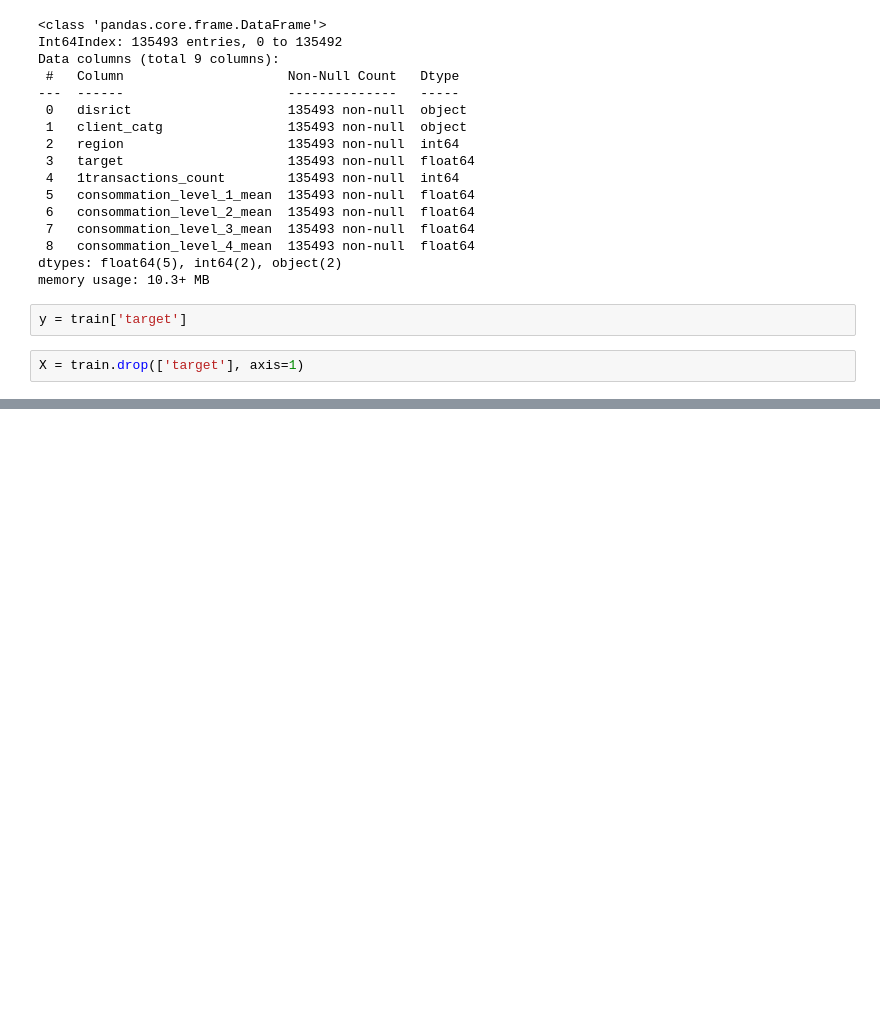
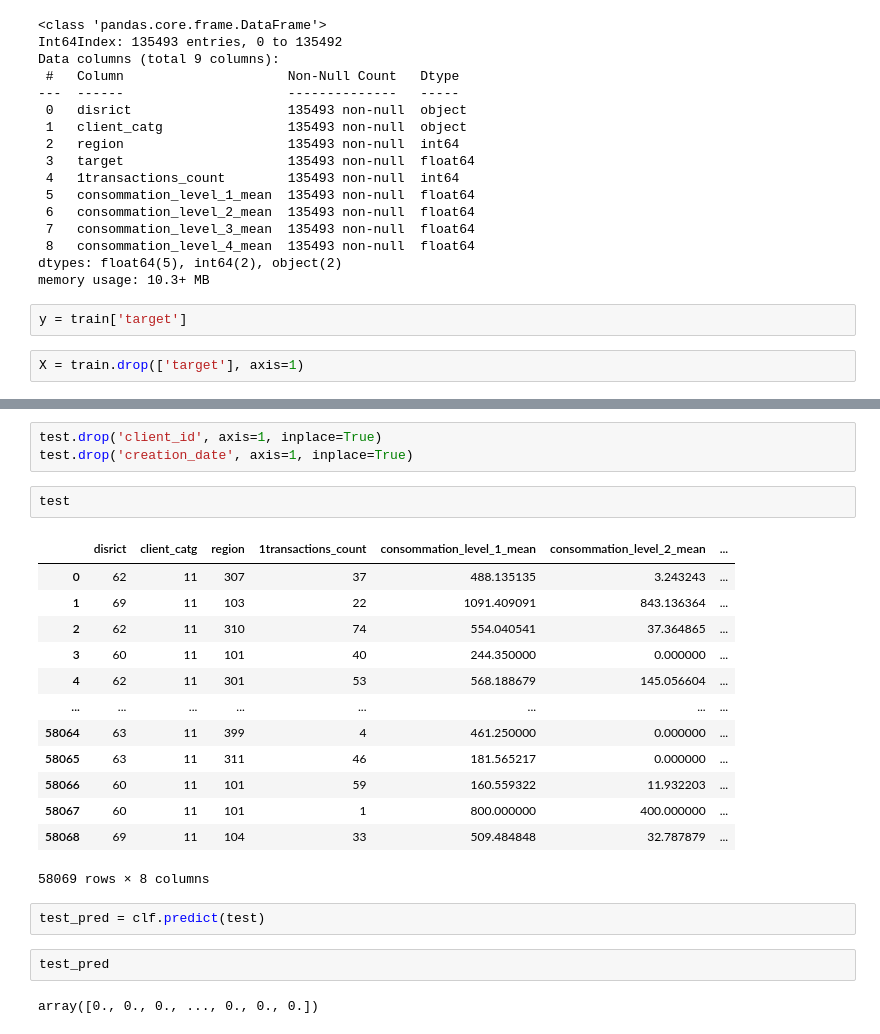
Before and after one commit to Chepngeno-langat/DS-projects, a Jupyter notebook: Fraud Detection in Electricity and Gas Consumption/Fraud Detection in Electricity and Gas Consumption.ipynb, the cells around one changed output, grey strips where cells are left out. Drawn from its saved outputs; the diff is of its cells as text; blank space fills up the shorter version.

```diff
--- a/Fraud Detection in Electricity and Gas Consumption/Fraud Detection in Electricity and Gas Consumption.ipynb
+++ b/Fraud Detection in Electricity and Gas Consumption/Fraud Detection in Electricity and Gas Consumption.ipynb
@@ -522,0 +524,25 @@ plt.show()
+# %%
+test.drop('client_id', axis=1, inplace=True)
+test.drop('creation_date', axis=1, inplace=True)
+# %%
+test
+# %% [output]
+|  | disrict | client_catg | region | 1transactions_count | consommation_level_1_mean | consommation_level_2_mean | ... |
+| 0 | 62 | 11 | 307 | 37 | 488.135135 | 3.243243 | ... |
+| 1 | 69 | 11 | 103 | 22 | 1091.409091 | 843.136364 | ... |
+| 2 | 62 | 11 | 310 | 74 | 554.040541 | 37.364865 | ... |
+| 3 | 60 | 11 | 101 | 40 | 244.350000 | 0.000000 | ... |
+| 4 | 62 | 11 | 301 | 53 | 568.188679 | 145.056604 | ... |
+| ... | ... | ... | ... | ... | ... | ... | ... |
+| 58064 | 63 | 11 | 399 | 4 | 461.250000 | 0.000000 | ... |
+| 58065 | 63 | 11 | 311 | 46 | 181.565217 | 0.000000 | ... |
+| 58066 | 60 | 11 | 101 | 59 | 160.559322 | 11.932203 | ... |
+| 58067 | 60 | 11 | 101 | 1 | 800.000000 | 400.000000 | ... |
+| 58068 | 69 | 11 | 104 | 33 | 509.484848 | 32.787879 | ... |
+58069 rows × 8 columns
+# %%
+test_pred = clf.predict(test)
+# %%
+test_pred
+# %% [output]
+array([0., 0., 0., ..., 0., 0., 0.])
```
Also changed, not shown: parts of 16 cells of this notebook.
